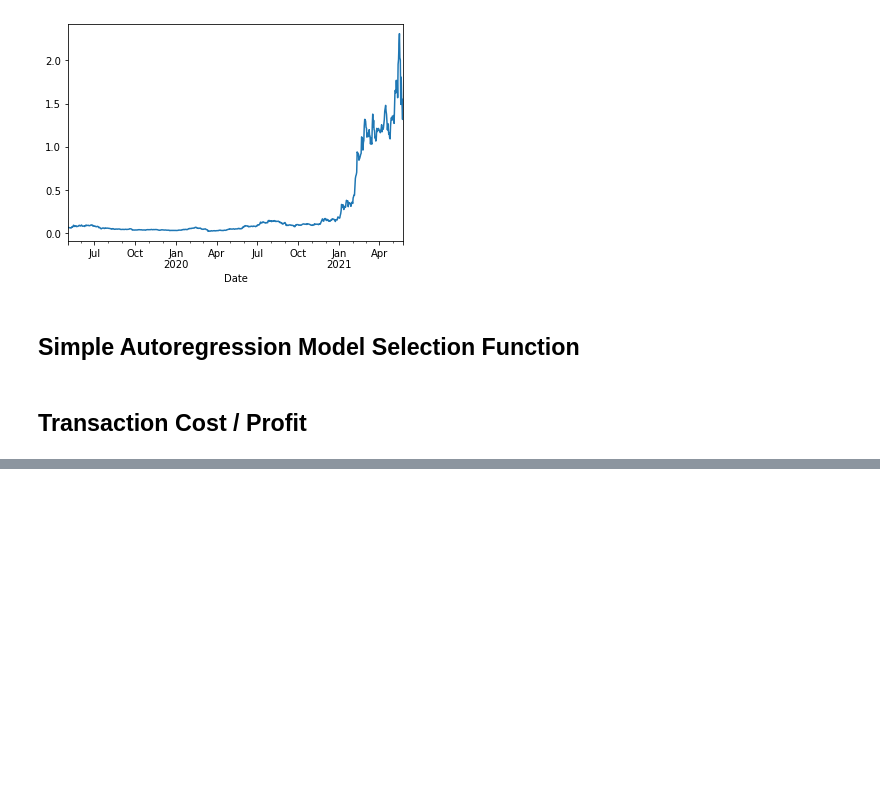
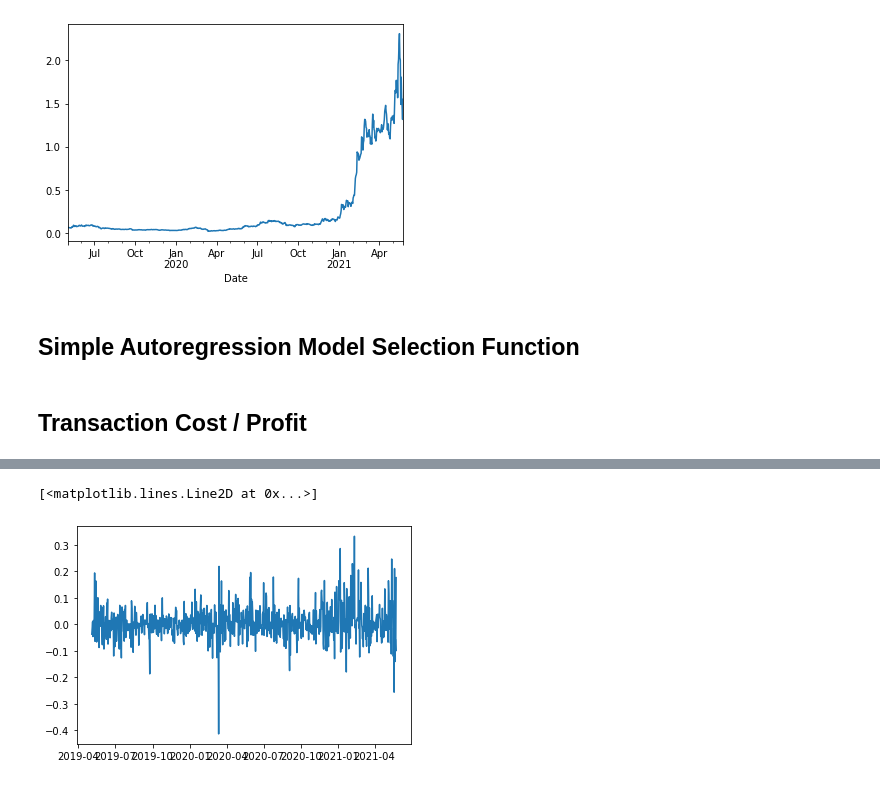
Before and after one commit to DSEI21000-S21/project-altcoinpriceprediction, a Jupyter notebook: experiments/mwander/Simple_Model_Trade.ipynb, the cells around one changed output, grey strips where cells are left out. Cells and saved outputs as stored; diff of their text form; code cells hidden in the pictures; blank space fills up the shorter version.

```diff
--- a/experiments/mwander/Simple_Model_Trade.ipynb
+++ b/experiments/mwander/Simple_Model_Trade.ipynb
@@ -318,0 +315,5 @@ AttributeError: 'list' object has no attribute 'array'
+# %%
+plt.plot(df['price_close'].pct_change())
+# %% [output]
+[<matplotlib.lines.Line2D at 0x...>]
+[figure, added]
```
Also changed, not shown: parts of 5 cells of this notebook, 1 other file.
